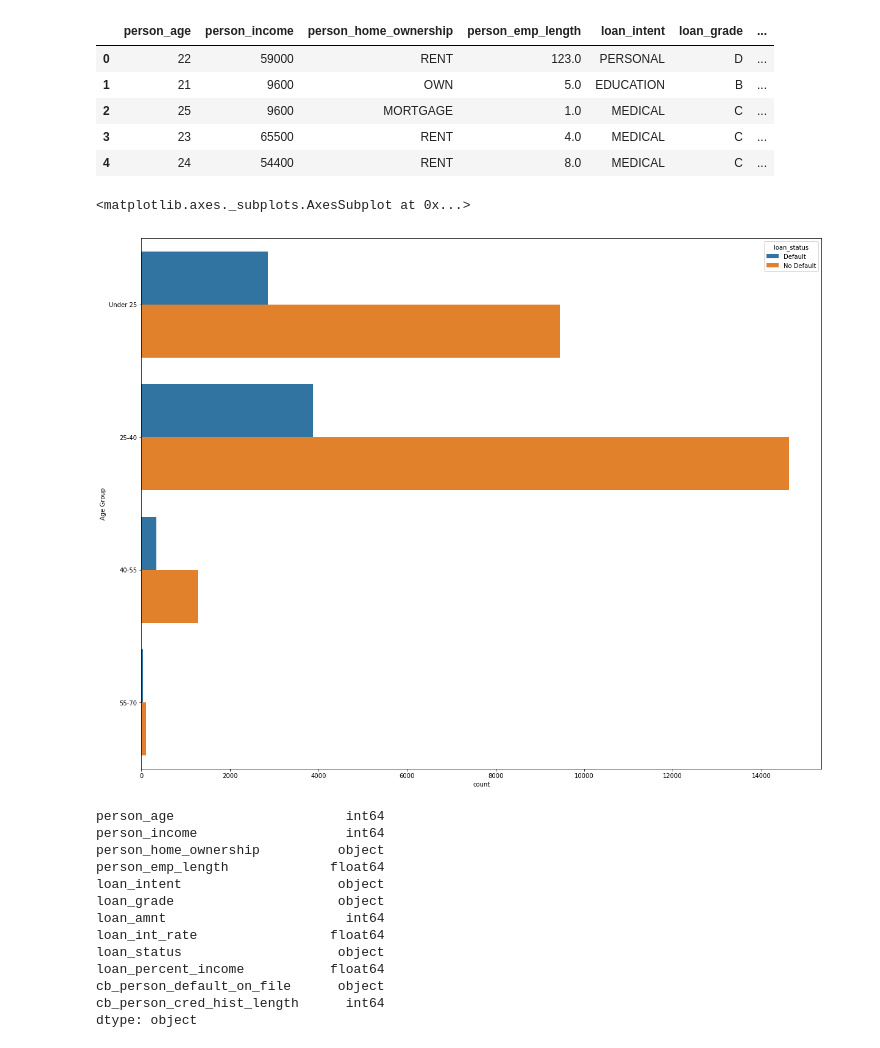
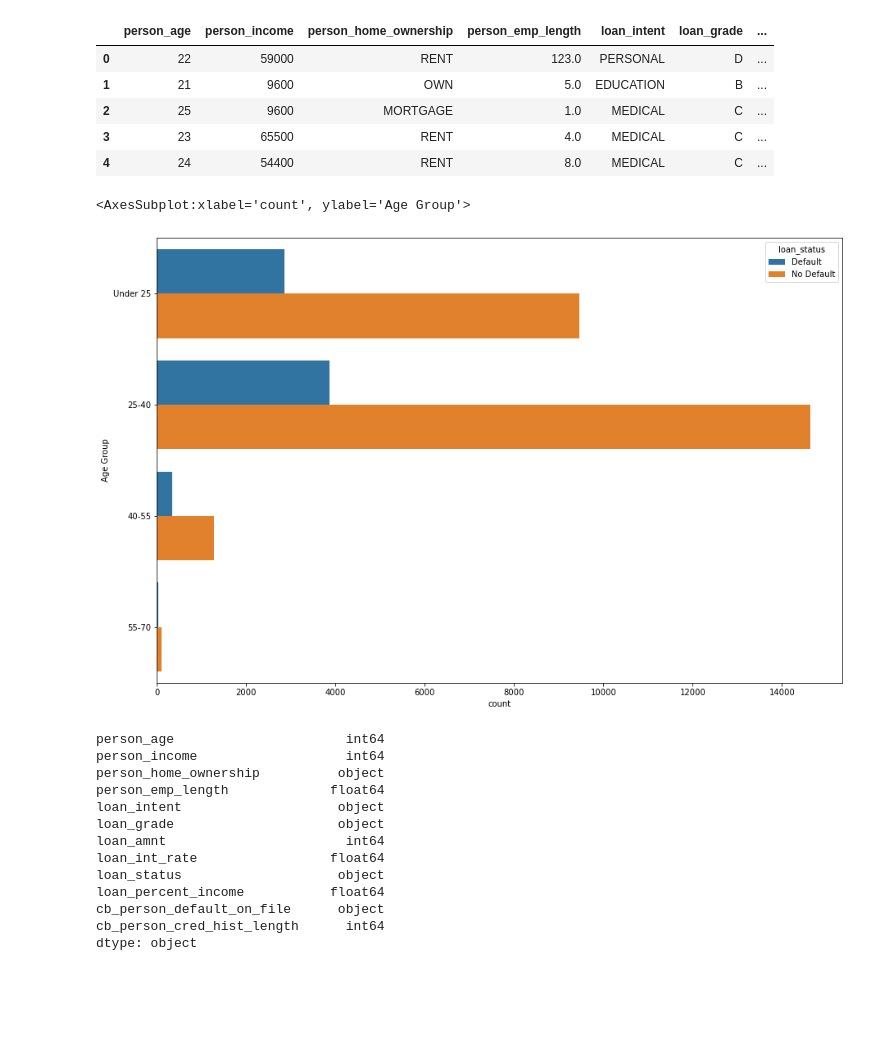
Before and after one commit to ltayara1/The-Young-and-the-Credit-less, a Jupyter notebook: credit_risk_analysis.ipynb, the cells around one changed output. Drawn from its saved outputs; the diff is of its cells as text; code cells hidden in the pictures; blank space fills up the shorter version.

```diff
--- a/credit_risk_analysis.ipynb
+++ b/credit_risk_analysis.ipynb
@@ -71,12 +71,12 @@ credit_df['person_emp_length'] = credit_df['person_emp_length'].dropna()
 # %%
 #age_plot = sns.countplot(y='person_age',hue='loan_status', data=credit_df)
 
-fig_dims = (20, 16)
+fig_dims = (15, 10)
 fig, ax = plt.subplots(figsize=fig_dims)
 sns.countplot(y = "Age Group", hue='loan_status', ax=ax, data=credit_df)
 # %% [output]
-<matplotlib.axes._subplots.AxesSubplot at 0x...>
+<AxesSubplot:xlabel='count', ylabel='Age Group'>
-[figure, old version]
+[figure, new version]
 # %%
 credit_df.dtypes
 # %% [output]
```
Also changed, not shown: 1 other file.
